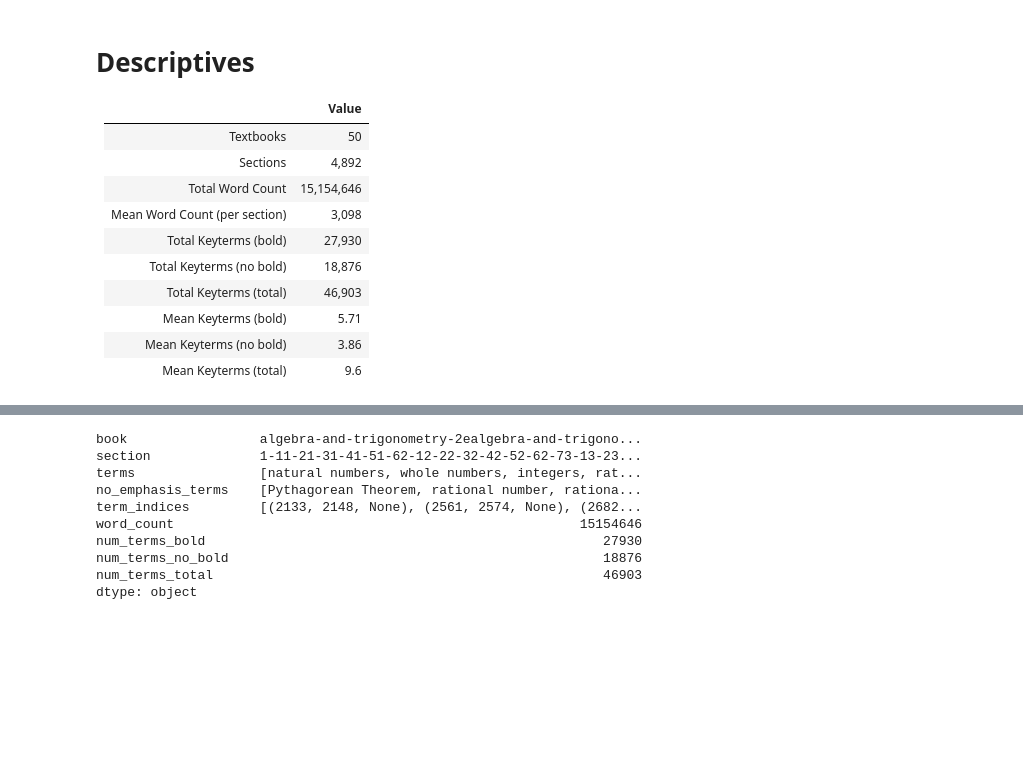
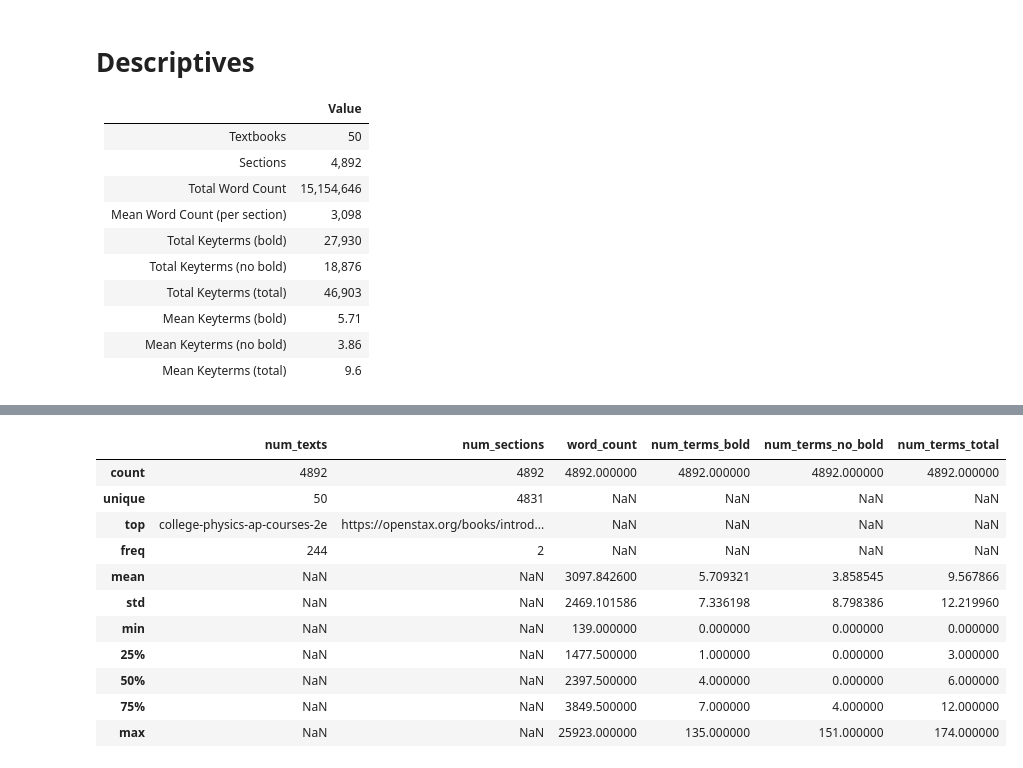
Before and after one commit to langdonholmes/keyword_extraction, a Jupyter notebook: src/scrape_openstax.ipynb, the cells around one changed output, grey strips where cells are left out. Drawn from its saved outputs; the diff is of its cells as text; code cells hidden in the pictures; blank space fills up the shorter version.

```diff
--- a/src/scrape_openstax.ipynb
+++ b/src/scrape_openstax.ipynb
@@ -154,18 +282,34 @@ display(book_frame)
+# %%
+(book_frame.assign(
+    num_texts = lambda x: x.book.astype('category'),
+    num_sections = lambda x: x.url.astype('category'),
+    word_count = lambda x: x.text.str.split().apply(len),
+    num_terms_bold = lambda x: x.bold_terms.apply(len),
+    num_terms_no_bold = lambda x: x.no_bold_terms.apply(len),
+    num_terms_total = lambda x: x.all_term_offsets.apply(len),
+)).describe(include=['category', np.number])
+# %% [output]
+|  | num_texts | num_sections | word_count | num_terms_bold | num_terms_no_bold | num_terms_total |
+| count | 4892 | 4892 | 4892.000000 | 4892.000000 | 4892.000000 | 4892.000000 |
+| unique | 50 | 4831 | NaN | NaN | NaN | NaN |
+| top | college-physics-ap-courses-2e | https://openstax.org/books/introd... | NaN | NaN | NaN | NaN |
+| freq | 244 | 2 | NaN | NaN | NaN | NaN |
+| mean | NaN | NaN | 3097.842600 | 5.709321 | 3.858545 | 9.567866 |
+| std | NaN | NaN | 2469.101586 | 7.336198 | 8.798386 | 12.219960 |
+| min | NaN | NaN | 139.000000 | 0.000000 | 0.000000 | 0.000000 |
+| 25% | NaN | NaN | 1477.500000 | 1.000000 | 0.000000 | 3.000000 |
+| 50% | NaN | NaN | 2397.500000 | 4.000000 | 0.000000 | 6.000000 |
+| 75% | NaN | NaN | 3849.500000 | 7.000000 | 4.000000 | 12.000000 |
+| max | NaN | NaN | 25923.000000 | 135.000000 | 151.000000 | 174.000000 |
 # %%
-book_frame.assign(
+(book_frame.assign(
+    num_texts = lambda x: x.book.nunique(),
+    num_sections = lambda x: x.url.nunique(),
     word_count = lambda x: x.text.str.split().str.len(),
-    num_terms_bold = lambda x: x.terms.apply(len),
-    num_terms_no_bold = lambda x: x.no_emphasis_terms.apply(len),
-    num_terms_total = lambda x: x.term_indices.apply(len),
-).drop(columns=['book', 'section', 'url', 'text', 'terms', 'no_emphasis_terms', 'term_indices']).sum()
+    avg_words = lambda x: x.word_count.mean(),
+    num_terms_bold = lambda x: x.bold_terms.apply(len),
+    num_terms_no_bold = lambda x: x.no_bold_terms.apply(len),
+    num_terms_total = lambda x: x.all_term_offsets.apply(len),
+)
+ .drop(columns=['book', 'section', 'url', 'text', 'bold_terms', 'bold_term_offsets', 'no_bold_terms', 'no_bold_term_offsets', 'all_term_offsets'])
+ .
-# %% [output]
-book                 algebra-and-trigonometry-2ealgebra-and-trigono...
-section              1-11-21-31-41-51-62-12-22-32-42-52-62-73-13-23...
-terms                [natural numbers, whole numbers, integers, rat...
-no_emphasis_terms    [Pythagorean Theorem, rational number, rationa...
-term_indices         [(2133, 2148, None), (2561, 2574, None), (2682...
-word_count                                                    15154646
-num_terms_bold                                                   27930
-num_terms_no_bold                                                18876
-num_terms_total                                                  46903
-dtype: object
```
Also changed, not shown: parts of 10 cells of this notebook, 5 other files.
